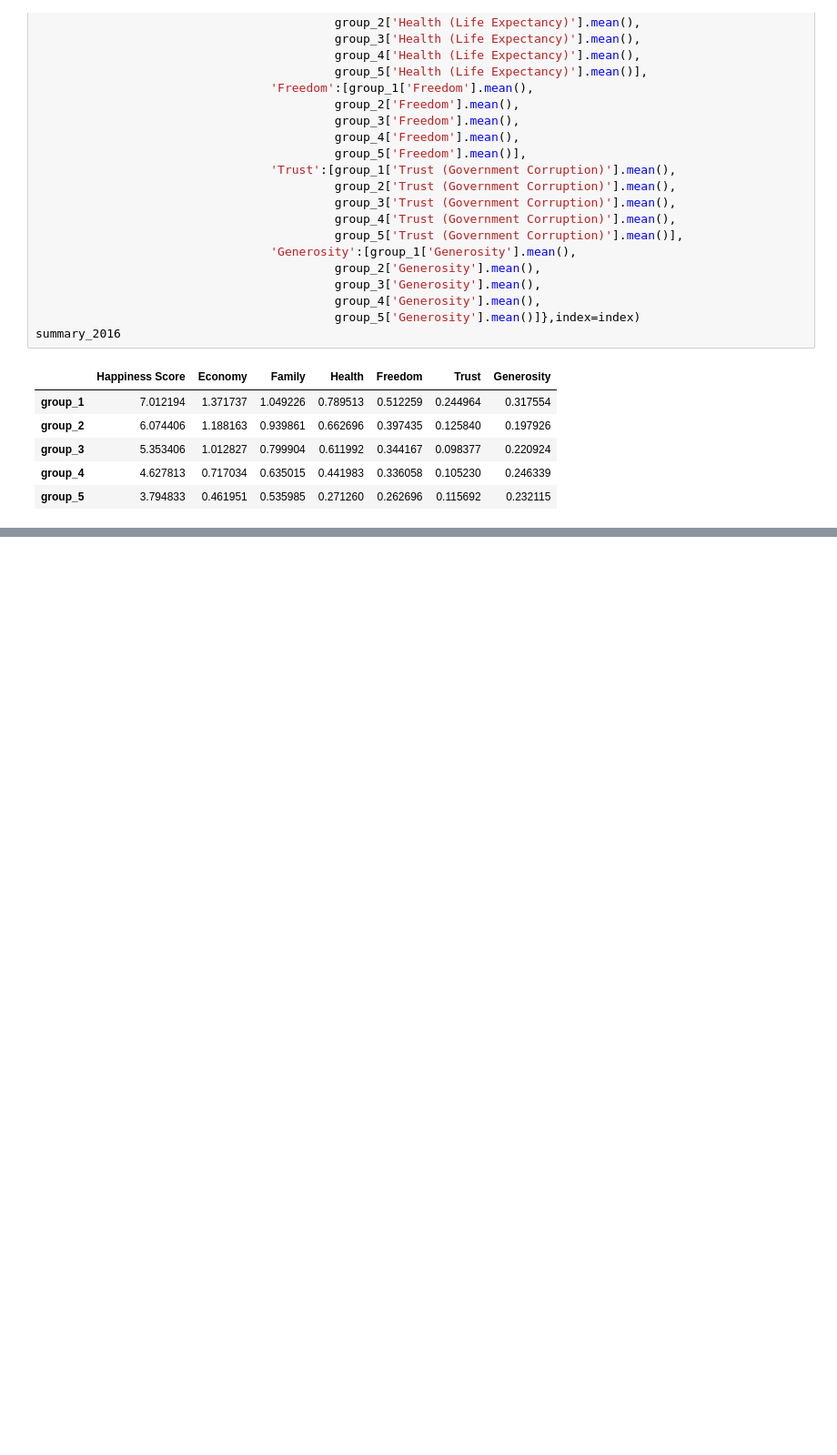
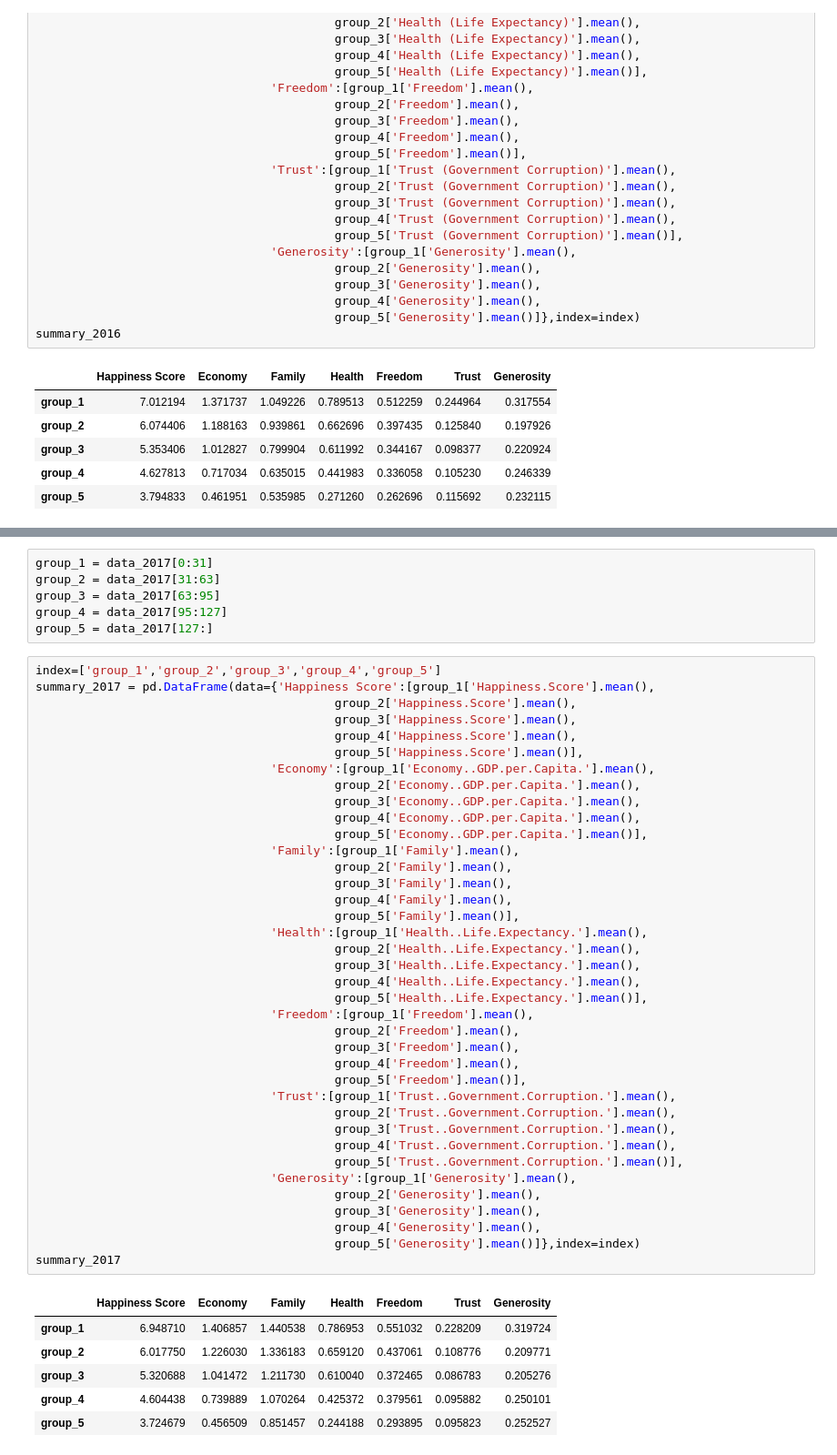
Before and after one commit to bhosale-prathamesh/World-Happiness-Report-Analysis, a Jupyter notebook: World Happiness Report Analysis (2015-2020).ipynb, the cells around one changed output, grey strips where cells are left out. Shown at 91% size. Drawn from its saved outputs; the diff is of its cells as text; blank space fills up the shorter version.

```diff
--- a/World Happiness Report Analysis (2015-2020).ipynb
+++ b/World Happiness Report Analysis (2015-2020).ipynb
@@ -292,0 +334,51 @@ fig.show()
+# %%
+group_1 = data_2017[0:31]
+group_2 = data_2017[31:63]
+group_3 = data_2017[63:95]
+group_4 = data_2017[95:127]
+group_5 = data_2017[127:]
+# %%
+index=['group_1','group_2','group_3','group_4','group_5']
+summary_2017 = pd.DataFrame(data={'Happiness Score':[group_1['Happiness.Score'].mean(),
+                                          group_2['Happiness.Score'].mean(),
+                                          group_3['Happiness.Score'].mean(),
+                                          group_4['Happiness.Score'].mean(),
+                                          group_5['Happiness.Score'].mean()],
+                                 'Economy':[group_1['Economy..GDP.per.Capita.'].mean(),
+                                          group_2['Economy..GDP.per.Capita.'].mean(),
+                                          group_3['Economy..GDP.per.Capita.'].mean(),
+                                          group_4['Economy..GDP.per.Capita.'].mean(),
+                                          group_5['Economy..GDP.per.Capita.'].mean()],
+                                 'Family':[group_1['Family'].mean(),
+                                          group_2['Family'].mean(),
+                                          group_3['Family'].mean(),
+                                          group_4['Family'].mean(),
+                                          group_5['Family'].mean()],
+                                 'Health':[group_1['Health..Life.Expectancy.'].mean(),
+                                          group_2['Health..Life.Expectancy.'].mean(),
+                                          group_3['Health..Life.Expectancy.'].mean(),
+                                          group_4['Health..Life.Expectancy.'].mean(),
+                                          group_5['Health..Life.Expectancy.'].mean()],
+                                 'Freedom':[group_1['Freedom'].mean(),
+                                          group_2['Freedom'].mean(),
+                                          group_3['Freedom'].mean(),
+                                          group_4['Freedom'].mean(),
+                                          group_5['Freedom'].mean()],
+                                 'Trust':[group_1['Trust..Government.Corruption.'].mean(),
+                                          group_2['Trust..Government.Corruption.'].mean(),
+                                          group_3['Trust..Government.Corruption.'].mean(),
+                                          group_4['Trust..Government.Corruption.'].mean(),
+                                          group_5['Trust..Government.Corruption.'].mean()],
+                                 'Generosity':[group_1['Generosity'].mean(),
+                                          group_2['Generosity'].mean(),
+                                          group_3['Generosity'].mean(),
+                                          group_4['Generosity'].mean(),
+                                          group_5['Generosity'].mean()]},index=index)
+summary_2017
+# %% [output]
+|  | Happiness Score | Economy | Family | Health | Freedom | Trust | Generosity |
+| group_1 | 6.948710 | 1.406857 | 1.440538 | 0.786953 | 0.551032 | 0.228209 | 0.319724 |
+| group_2 | 6.017750 | 1.226030 | 1.336183 | 0.659120 | 0.437061 | 0.108776 | 0.209771 |
+| group_3 | 5.320688 | 1.041472 | 1.211730 | 0.610040 | 0.372465 | 0.086783 | 0.205276 |
+| group_4 | 4.604438 | 0.739889 | 1.070264 | 0.425372 | 0.379561 | 0.095882 | 0.250101 |
+| group_5 | 3.724679 | 0.456509 | 0.851457 | 0.244188 | 0.293895 | 0.095823 | 0.252527 |
```
Also changed, not shown: parts of 5 cells of this notebook.
